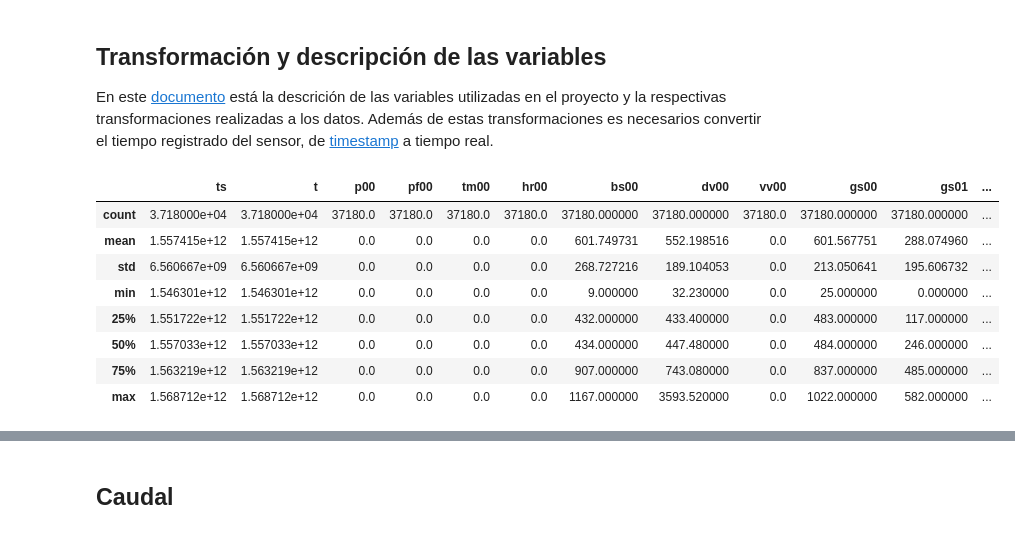
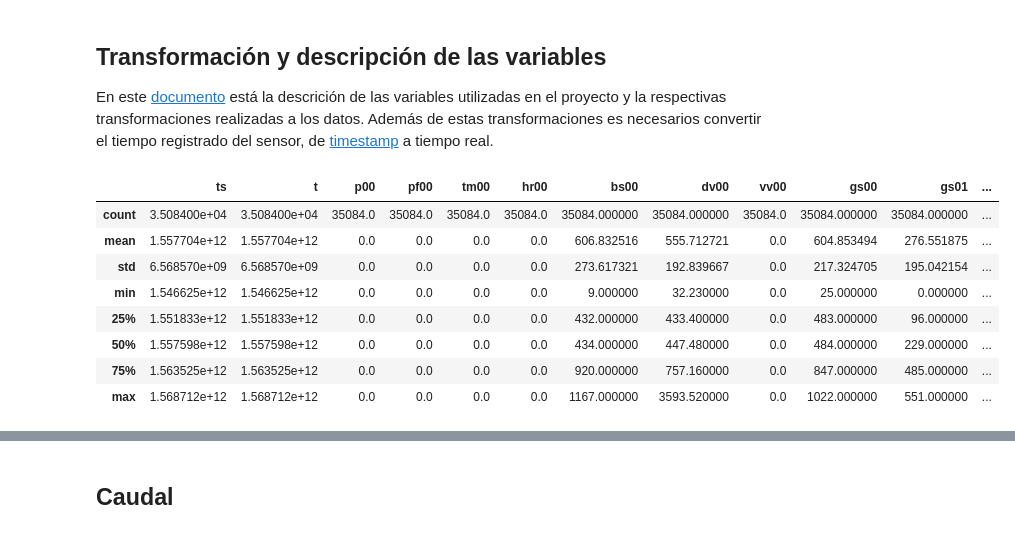
Before and after one commit to j-river1/Sensores_Caudal, a Jupyter notebook: Sensores_Caudal.ipynb, the cells around one changed output, grey strips where cells are left out. Cells and saved outputs as stored; diff of their text form; code cells hidden in the pictures.

```diff
--- a/Sensores_Caudal.ipynb
+++ b/Sensores_Caudal.ipynb
@@ -88,45 +88,45 @@ def transformacion (datos_unidos):
     Esta función transforma las variables para el calculo del caudal, volumen y
     humedad del suelo.
 
     Esta función retorna un dataframe con las transformaciones
   '''
 
   #Convertir timestamp a tiempo real
   datos_unidos['tiempo_real'] = datos_unidos['t']/1000
   datos_unidos['tiempo_real'] = datos_unidos['tiempo_real'].astype(int)
   datos_unidos['tiempo_real'] = datos_unidos['tiempo_real'].apply(datetime.fromtimestamp)
 
   #Caudal
   datos_unidos['caudal'] = 0.08693607*(abs(datos_unidos['h00']- datos_unidos['h01']))**(1.9322)
 
   #Volumen
   datos_unidos['volumen'] = datos_unidos['caudal']*datos_unidos['f']*60/1000
 
   #Humedad del suelo
   datos_unidos['gs00'] = datos_unidos['gs00'].astype(int)
   datos_unidos['humedad_suelo'] = 0
   datos_unidos.loc[(datos_unidos['gs01'] <= 714)  | (datos_unidos['gs01'] > 480), 'humedad_suelo'] = 0.235*(datos_unidos['gs00'] - 480)
   datos_unidos.loc[datos_unidos['gs01'] < 480, 'humedad_suelo'] = 0
 
-  #if datos_unidos['gs00'] >= 480:
-  #  datos_unidos['humedad_suelo'] = 0.235*(datos_unidos['hr00'] - 480)
-  #else:
-  # datos_unidos['humedad_suelo'] = 0.115*(datos_unidos['hr00'] - 245)
+  #Quitar valores atipicos
+  datos_unidos.drop(datos_unidos[(datos_unidos.humedad_suelo > 1) | (datos_unidos.humedad_suelo < 0)].index, inplace=True)
+  #a_dataframe.drop(a_dataframe[a_dataframe.B > 3].index, inplace=True)
+
 
   #Retornar el data frame
   return datos_unidos
 
 transformacion (datos_unidos).describe()
 # %% [output]
 |  | ts | t | p00 | pf00 | tm00 | hr00 | bs00 | dv00 | vv00 | gs00 | gs01 | ... |
-| count | 3.718000e+04 | 3.718000e+04 | 37180.0 | 37180.0 | 37180.0 | 37180.0 | 37180.000000 | 37180.000000 | 37180.0 | 37180.000000 | 37180.000000 | ... |
-| mean | 1.557415e+12 | 1.557415e+12 | 0.0 | 0.0 | 0.0 | 0.0 | 601.749731 | 552.198516 | 0.0 | 601.567751 | 288.074960 | ... |
-| std | 6.560667e+09 | 6.560667e+09 | 0.0 | 0.0 | 0.0 | 0.0 | 268.727216 | 189.104053 | 0.0 | 213.050641 | 195.606732 | ... |
-| min | 1.546301e+12 | 1.546301e+12 | 0.0 | 0.0 | 0.0 | 0.0 | 9.000000 | 32.230000 | 0.0 | 25.000000 | 0.000000 | ... |
-| 25% | 1.551722e+12 | 1.551722e+12 | 0.0 | 0.0 | 0.0 | 0.0 | 432.000000 | 433.400000 | 0.0 | 483.000000 | 117.000000 | ... |
-| 50% | 1.557033e+12 | 1.557033e+12 | 0.0 | 0.0 | 0.0 | 0.0 | 434.000000 | 447.480000 | 0.0 | 484.000000 | 246.000000 | ... |
-| 75% | 1.563219e+12 | 1.563219e+12 | 0.0 | 0.0 | 0.0 | 0.0 | 907.000000 | 743.080000 | 0.0 | 837.000000 | 485.000000 | ... |
-| max | 1.568712e+12 | 1.568712e+12 | 0.0 | 0.0 | 0.0 | 0.0 | 1167.000000 | 3593.520000 | 0.0 | 1022.000000 | 582.000000 | ... |
+| count | 3.508400e+04 | 3.508400e+04 | 35084.0 | 35084.0 | 35084.0 | 35084.0 | 35084.000000 | 35084.000000 | 35084.0 | 35084.000000 | 35084.000000 | ... |
+| mean | 1.557704e+12 | 1.557704e+12 | 0.0 | 0.0 | 0.0 | 0.0 | 606.832516 | 555.712721 | 0.0 | 604.853494 | 276.551875 | ... |
+| std | 6.568570e+09 | 6.568570e+09 | 0.0 | 0.0 | 0.0 | 0.0 | 273.617321 | 192.839667 | 0.0 | 217.324705 | 195.042154 | ... |
+| min | 1.546625e+12 | 1.546625e+12 | 0.0 | 0.0 | 0.0 | 0.0 | 9.000000 | 32.230000 | 0.0 | 25.000000 | 0.000000 | ... |
+| 25% | 1.551833e+12 | 1.551833e+12 | 0.0 | 0.0 | 0.0 | 0.0 | 432.000000 | 433.400000 | 0.0 | 483.000000 | 96.000000 | ... |
+| 50% | 1.557598e+12 | 1.557598e+12 | 0.0 | 0.0 | 0.0 | 0.0 | 434.000000 | 447.480000 | 0.0 | 484.000000 | 229.000000 | ... |
+| 75% | 1.563525e+12 | 1.563525e+12 | 0.0 | 0.0 | 0.0 | 0.0 | 920.000000 | 757.160000 | 0.0 | 847.000000 | 485.000000 | ... |
+| max | 1.568712e+12 | 1.568712e+12 | 0.0 | 0.0 | 0.0 | 0.0 | 1167.000000 | 3593.520000 | 0.0 | 1022.000000 | 551.000000 | ... |
 # %% [markdown]
 
 
```
Also changed, not shown: parts of 17 cells of this notebook.
